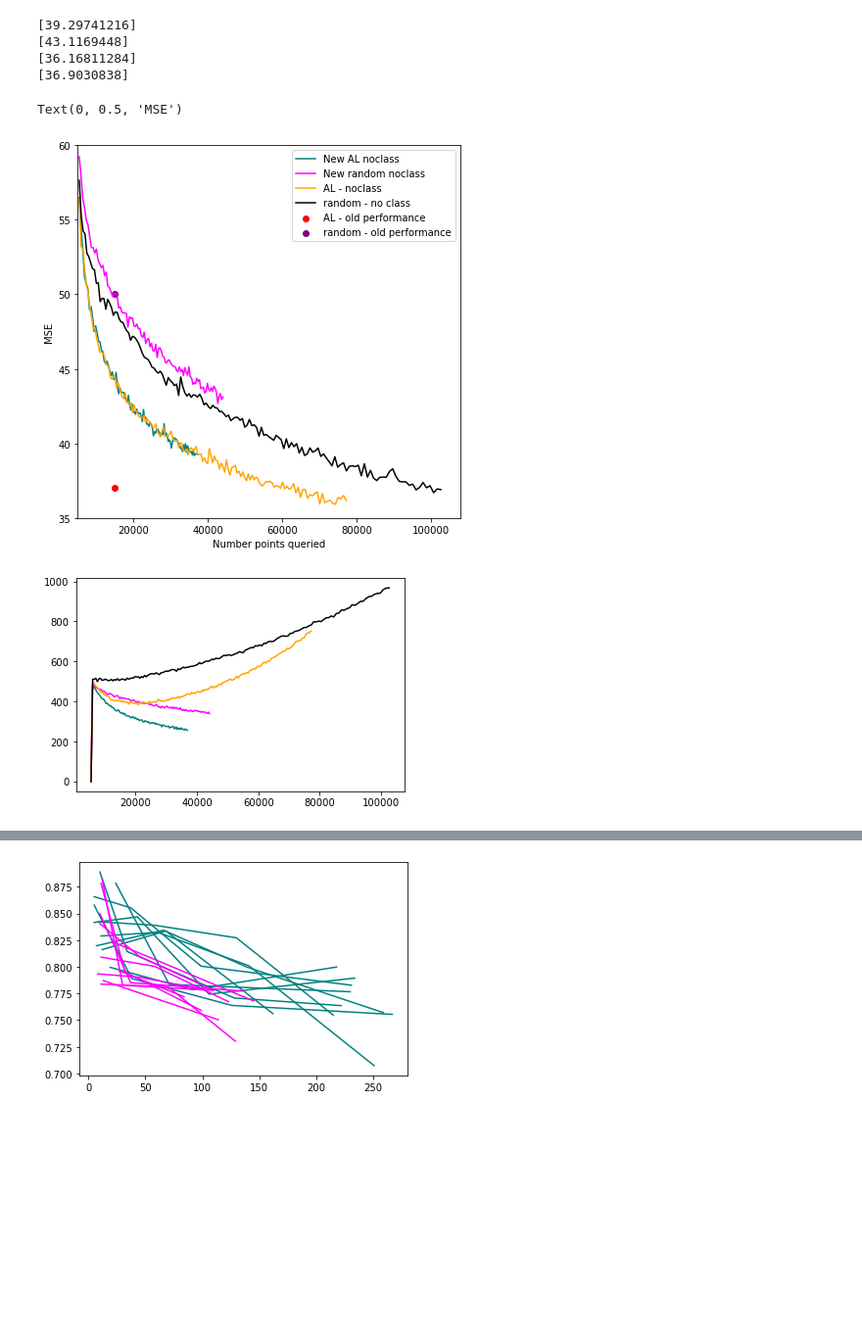
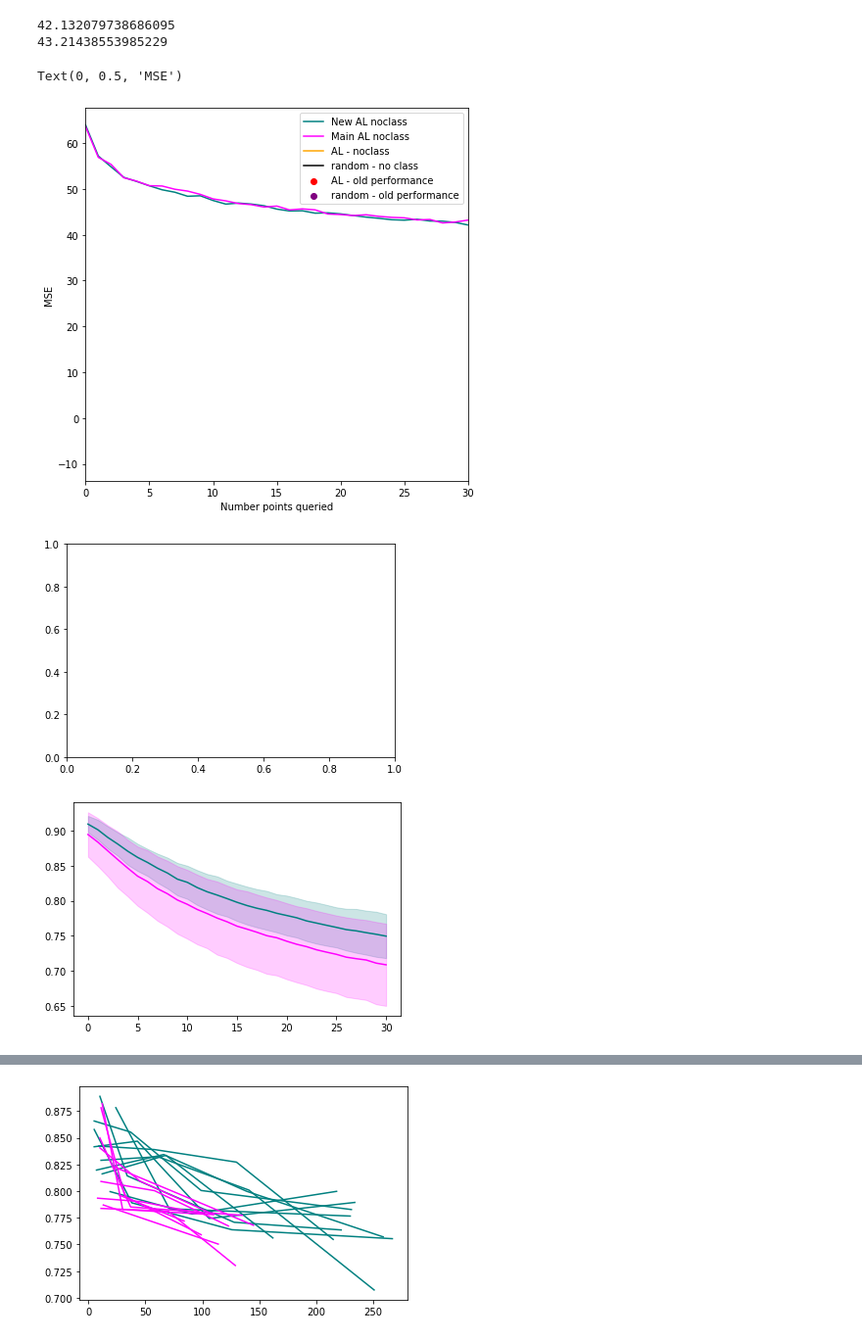
Before and after one commit to zcapjdb/UKAEAGroupProject, a Jupyter notebook: src/notebooks/pipeline_notebooks/outputs.ipynb, the cells around one changed output, grey strips where cells are left out. Shown at 98% size. Saved outputs shown, nothing was run; the diff lists cells and outputs as text; code cells hidden in the pictures; blank space fills up the shorter version.

```diff
--- a/src/notebooks/pipeline_notebooks/outputs.ipynb
+++ b/src/notebooks/pipeline_notebooks/outputs.ipynb
@@ -4,12 +4,13 @@ import matplotlib.pylab as plt
 import numpy as np
 # %%
 
-output_dir = f"/home/ir-zani1/rds/rds-ukaea-ap001/ir-zani1/qualikiz/Active_Continual_Learning/outputs/55000_5000/"
+output_dir = f"/home/ir-zani1/rds/rds-ukaea-ap001/ir-zani1/qualikiz/UKAEAGroupProject/outputs/20000_5000/"
 name = output_dir+'bootstrapped_AL_lam_1_uncertainty_classretrain_False_keepprob0.25.pkl'
 with open(name,"rb") as f:
     dic = pkl.load(f)
+#output_dir = f"/home/ir-zani1/rds/rds-ukaea-ap001/ir-zani1/qualikiz/Active_Continual_Learning/outputs/20000_5000/"
 
-name_ = output_dir+'bootstrapped_AL_lam_1_random_classretrain_False_keepprob0.25.pkl'
+name_ = output_dir+'bootstrapped_AL_lam_1_uncertainty_classretrain_False_keepprob0.25_7f38089e29175663899af598fd3a2408a6d768a0.pkl'
 with open(name_,"rb") as f:
     dic_ = pkl.load(f)
 
@@ -31,11 +32,6 @@ with open(name_noclass,"rb") as f:
 
 
 
-output_dir = f"/home/ir-zani1/rds/rds-ukaea-ap001/ir-zani1/qualikiz/UKAEAGroupProject/outputs/12500_5000/"
-name1 = output_dir+'bootstrapped_AL_lam_1_deep_classretrain_True_keepprob0.5.pkl'
-with open(name1,"rb") as f:
-    dic1 = pkl.load(f)
-
 output_dir = f"/home/ir-zani1/rds/rds-ukaea-ap001/ir-zani1/qualikiz/UKAEAGroupProject/outputs/130000_5000/"
 name4 = output_dir+'bootstrapped_AL_lam_1_uncertainty_classretrain_False_keepprob0.05_fromscratch_False.pkl'
 ##name2 = output_dir+'bootstrapped_AL_lam_1_deep_classretrain_True_noscaling.pkl'
@@ -63,11 +59,14 @@ def get_data(path, unscale=False):
     L = len(dic['out'])
     out_['retrain_losses'] = [dic['out'][i]['retrain_losses']for i in range(L)] # L models
     out_['post_test_loss'] = [dic['out'][i][test] for i in range(len(dic['out']))]
+    out_['test_loss_init_unscaled'] = [dic['out'][i]['test_loss_init_unscaled'] for i in range(len(dic['out']))]
     out_['class_train_acc'] = [dic['out'][i]['class_train_acc'] for i in range(len(dic['out']))]
     out_['class_val_acc'] = [dic['out'][i]['class_val_acc'] for i in range(len(dic['out']))]
     out_['class_test_precision'] = [dic['out'][i]['holdout_class_precision'] for i in range(len(dic['out']))]
     out_['class_test_recall'] = [dic['out'][i]['holdout_class_recall'] for i in range(len(dic['out']))]
+    out_['class_test_recall_init'] = [dic['out'][i]['class_recall_init'] for i in range(len(dic['out']))]
     out_['n_train_points'] = [dic['out'][i]['n_train_points'] for i in range(len(dic['out']))]
+  #  out_['n_candidates'] = [dic['out'][i]['n_candidates_classifier'] for i in range(len(dic['out']))]
     out_['class_test_acc'] = [dic['out'][i]['holdout_class_acc'] for i in range(len(dic['out']))]
     out_['class_retrain_it'] = [dic['out'][i]['class_retrain_iterations'] for i in range(len(dic['out']))]
     return out_
@@ -100,39 +120,44 @@ def get_losses(dic):
 # %%
 f, ax = plt.subplots(1,1,figsize=(7,7))
 f1, ax1 = plt.subplots(1,1)
+f2, ax2 = plt.subplots(1,1)
 
 colors = ['teal','magenta','orange','black','red']
-for d,c in zip([name,name_, name_noclass, name_noclass_],colors):
+for d,c in zip([name,name_],colors):#, name_noclass, name_noclass_],colors):
     out = get_data(d, unscale=True)
-    _,_,test_mean,_,num_train = get_losses(out)
-    ax.plot(num_train, test_mean,color=c)
+    _,_,test_mean,_,recall,recall_std,num_train,ncand = get_losses(out)
+    ax.plot(range(len(num_train)), test_mean,color=c)
     print(test_mean[-1])
-    ax1.plot(num_train, np.append(0,np.diff(num_train)), color=c)
-
+    #try:
+   # ax1.plot(range(len(ncand)),ncand,color=c)# np.append(0,np.diff(num_train)), color=c)
+   # except:
+   #     pass
+    ax2.plot(range(len(recall)),recall, color=c)
+    ax2.fill_between(range(len(recall)),recall-recall_std,recall+recall_std, color=c, alpha=0.2)
    # ax.plot(range(len(test_mean)), test_mean,color=c)
 #    out_unscaled = get_data(d, True)
 #    _,_,test_mean_unscaled, _= get_losses(out_unscaled)
 #    ax[1].plot(range(len(test_mean)), test_mean_unscaled, color=c)
 xx = np.arange(-10,0,1)
 ax.plot(xx,xx, label='New AL noclass', color='teal')#
-ax.plot(xx,xx, label='New random noclass ', color='magenta')
+ax.plot(xx,xx, label='Main AL noclass ', color='magenta')
 ax.plot(xx,xx, label='AL - noclass', color='orange')#
 #ax.plot(xx,xx, label='random - noclass', color='black')
 ax.plot(xx,xx, label='random - no class', color='black')
 ax.scatter([15000],[37],label='AL - old performance',color='red')
 ax.scatter([15000],[50],label='random - old performance',color='purple')
 
 ax.legend()
 
-ax.set_xlim(5000)
-ax.set_ylim(35,60)
+ax.set_xlim(0,30)#5000)
+
+#ax.set_ylim(35,60)
 ax.set_xlabel('Number points queried')
 ax.set_ylabel('MSE')
 # %% [output]
-[39.29741216]
-[43.1169448]
-[36.16811284]
-[36.9030838]
+42.132079738686095
+43.21438553985229
 Text(0, 0.5, 'MSE')
-[figure, old version]
+[figure, new version]
-[figure, old version]
+[figure, new version]
+[figure, added]
```
Also changed, not shown: parts of 4 cells of this notebook.
